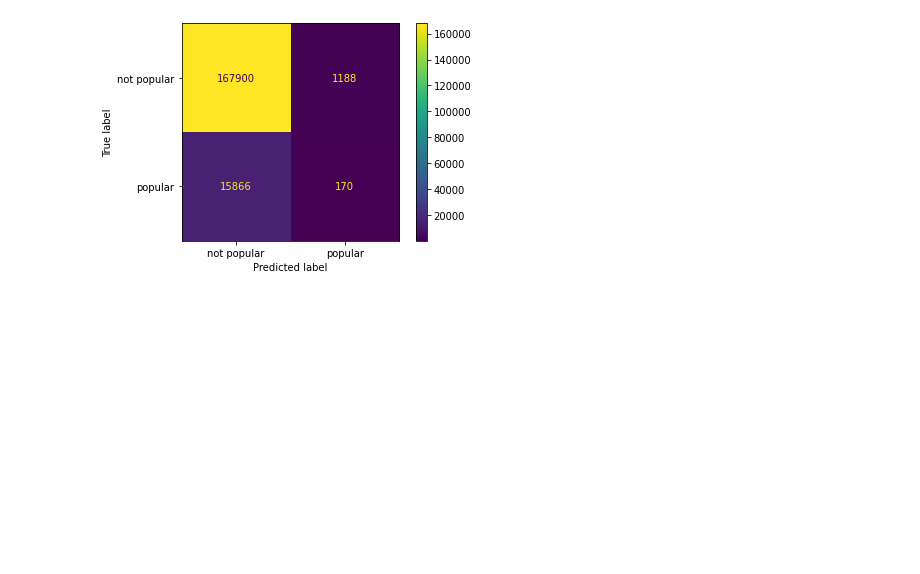
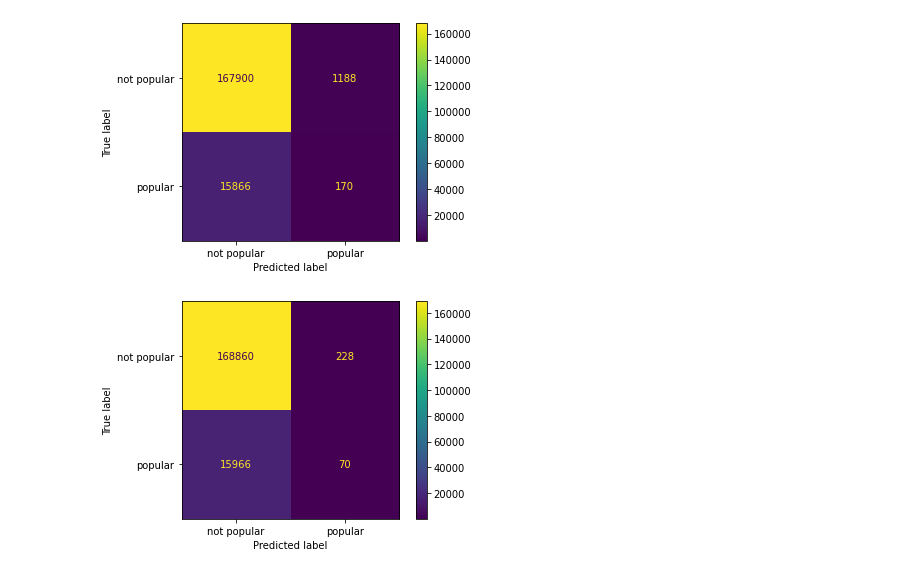
Before and after one commit to Zaidek/Part-II-Disertation, a Jupyter notebook: Naive Bayes/Bayes.ipynb, the cells around one changed output. Saved outputs shown, nothing was run; the diff lists cells and outputs as text; code cells hidden in the pictures; blank space fills up the shorter version.

Commit message:
added url and combined models

```diff
--- a/Naive Bayes/Bayes.ipynb
+++ b/Naive Bayes/Bayes.ipynb
@@ -121,7 +125,10 @@ testing_data["time"] = testing_data["time"].apply(lambda x: [x])
 # %%
 titles_model = make_pipeline(CountVectorizer(), MultinomialNB())
 texts_model = make_pipeline(CountVectorizer(), MultinomialNB())
-combined_model = make_pipeline(CountVectorizer(), MultinomialNB())
+combined_model1 = make_pipeline(CountVectorizer(), MultinomialNB())
+
+url_model = make_pipeline(CountVectorizer(), MultinomialNB())
+combined_model2 = make_pipeline(CountVectorizer(), MultinomialNB())
 
 time_model = make_pipeline(GaussianNB())
 # %%
@@ -139,3 +146,5 @@ combined_model.fit(training_data["text"] + " " + training_data["text"], training
 # %% [output]
 Pipeline(steps=[('countvectorizer', CountVectorizer()),
                 ('multinomialnb', MultinomialNB())])
+# %%
+url_model.fit(training_data["url"], training_data["score"])
@@ -142,12 +159,16 @@ Pipeline(steps=[('countvectorizer', CountVectorizer()),
 # %%
 predictions1 = titles_model.predict(testing_data["title"])
 predictions2 = texts_model.predict(testing_data["text"])
-predictions3 = combined_model.predict(testing_data["title"] + " " + testing_data["text"])
+predictions3 = combined_model1.predict(testing_data["title"] + " " + testing_data["text"])
+predictions4 = url_model.predict(testing_data["url"])
+predictions5 = combined_model2.predict(testing_data["title"] + " " + testing_data["text"] + " " + testing_data["url"])
 # %%
 scores = testing_data["score"].fillna(0)
 conf_mat_1 = confusion_matrix(scores, predictions1)
 conf_mat_2 = confusion_matrix(scores, predictions2)
 conf_mat_3 = confusion_matrix(scores, predictions3)
+conf_mat_4 = confusion_matrix(scores, predictions4)
+conf_mat_5 = confusion_matrix(scores, predictions5)
 # %%
 from sklearn import metrics
 # %%
@@ -168,3 +189,9 @@ display.plot()
 plt.show()
 # %% [output]
 [figure]
+# %%
+display = metrics.ConfusionMatrixDisplay(confusion_matrix=conf_mat_4, display_labels = ["not popular", "popular"])
+display.plot()
+plt.show()
+# %% [output]
+[figure, added]
```
Also changed, not shown: parts of 6 cells of this notebook.
